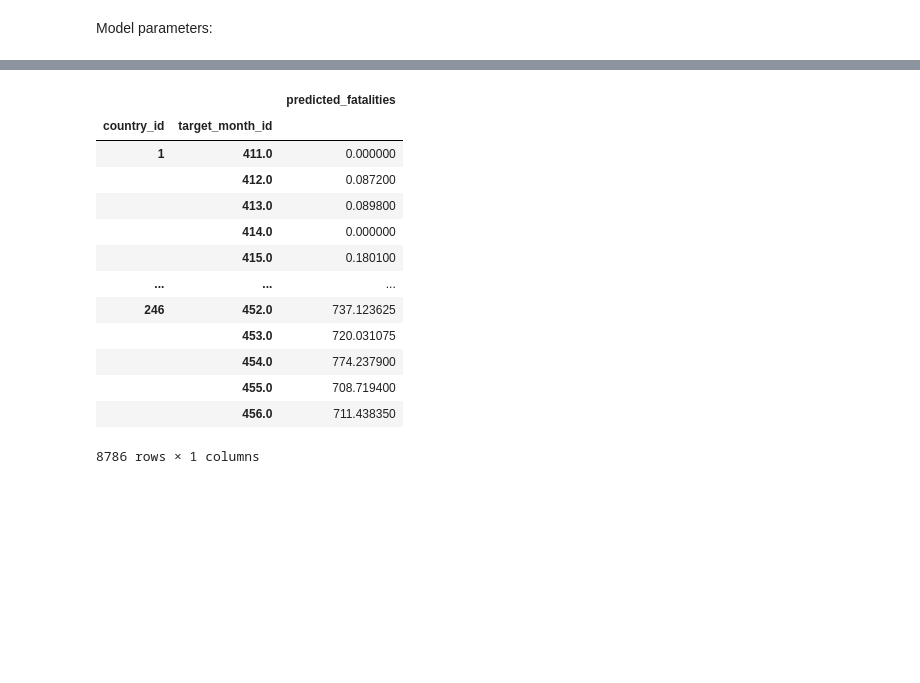
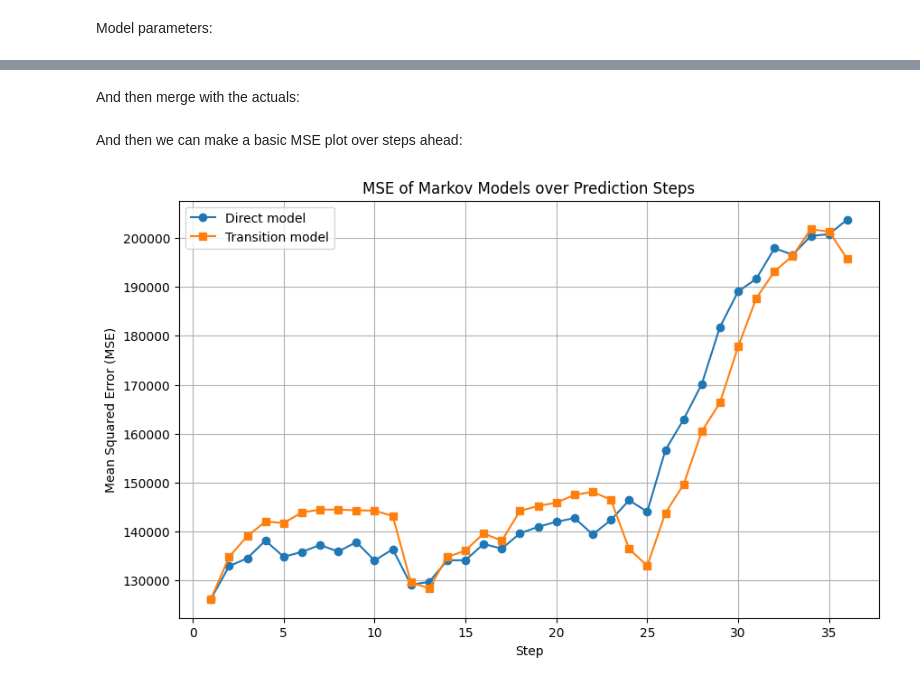
Before and after one commit to lboekestein/markov-models, a Jupyter notebook: notebooks/sandbox.ipynb, the cells around one changed output, grey strips where cells are left out. Saved outputs shown, nothing was run; the diff lists cells and outputs as text; code cells hidden in the pictures; blank space fills up the shorter version.

Commit message:
implement proper transition matrix method, rewrite notebook

```diff
--- a/notebooks/sandbox.ipynb
+++ b/notebooks/sandbox.ipynb
@@ -64,17 +94,59 @@ predictions = markovmodel.predict(
-# %%
-predictions
-# %% [output]
-|  |  | predicted_fatalities |
-| country_id | target_month_id |  |
-| 1 | 411.0 | 0.000000 |
-|  | 412.0 | 0.087200 |
-|  | 413.0 | 0.089800 |
-|  | 414.0 | 0.000000 |
-|  | 415.0 | 0.180100 |
-| ... | ... | ... |
-| 246 | 452.0 | 737.123625 |
-|  | 453.0 | 720.031075 |
-|  | 454.0 | 774.237900 |
-|  | 455.0 | 708.719400 |
-|  | 456.0 | 711.438350 |
-8786 rows × 1 columns
+# %%
+# merge predictions direct with predictions transition on index
+predictions_merged = predictions_direct.merge(
+    predictions_transition,
+    left_index=True,
+    right_index=True,
+    suffixes=('_direct', '_transition')
+)
+# %% [markdown]
+And then merge with the actuals:
+# %%
+actuals = data.rename_axis(index={"month_id": "target_month_id"})
+
+# merge with actuals from data
+predictions_merged = predictions_merged.merge(
+    actuals[["ged_sb"]],
+    left_index=True,
+    right_index=True
+)
+# %% [markdown]
+And then we can make a basic MSE plot over steps ahead:
+# %%
+df = predictions_merged.copy()
+
+# get all prediction columns
+direct_cols = [c for c in df.columns if "direct" in c]
+transition_cols = [c for c in df.columns if "transition" in c]
+
+# compute square error
+direct_errors = (df[direct_cols] - df["ged_sb"].values[:, None]) ** 2
+transition_errors = (df[transition_cols] - df["ged_sb"].values[:, None]) ** 2
+
+# compute mse over all rows
+direct_mse = direct_errors.mean()
+transition_mse = transition_errors.mean()
+
+# get step numbers from column names
+direct_steps = [int(c.split("_")[4]) for c in direct_mse.index]
+transition_steps = [int(c.split("_")[4]) for c in transition_mse.index]
+
+# combine into MSE df
+mse_df = pd.DataFrame({
+    "step": direct_steps,
+    "direct_mse": direct_mse.values,
+    "transition_mse": transition_mse.values
+}).sort_values("step")
+
+# plot
+plt.figure(figsize=(10,6))
+plt.plot(mse_df["step"], mse_df["direct_mse"], marker="o", label="Direct model")
+plt.plot(mse_df["step"], mse_df["transition_mse"], marker="s", label="Transition model")
+plt.xlabel("Step")
+plt.ylabel("Mean Squared Error (MSE)")
+plt.title("MSE of Markov Models over Prediction Steps")
+plt.legend()
+plt.grid(True)
+plt.show()
+# %% [output]
+[figure, added]
```
Also changed, not shown: parts of 17 cells of this notebook, 1 other file.
